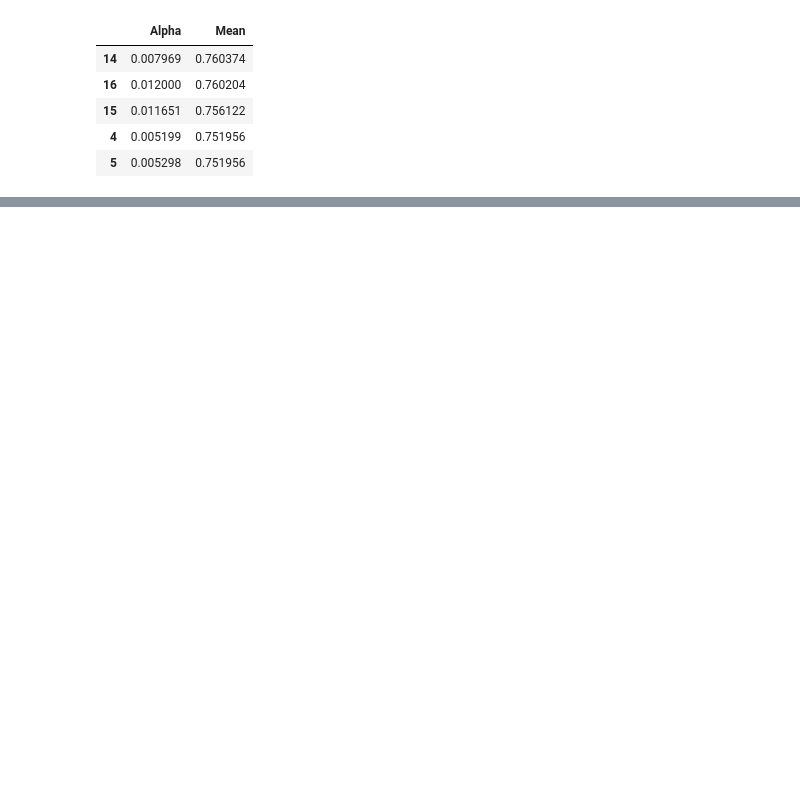
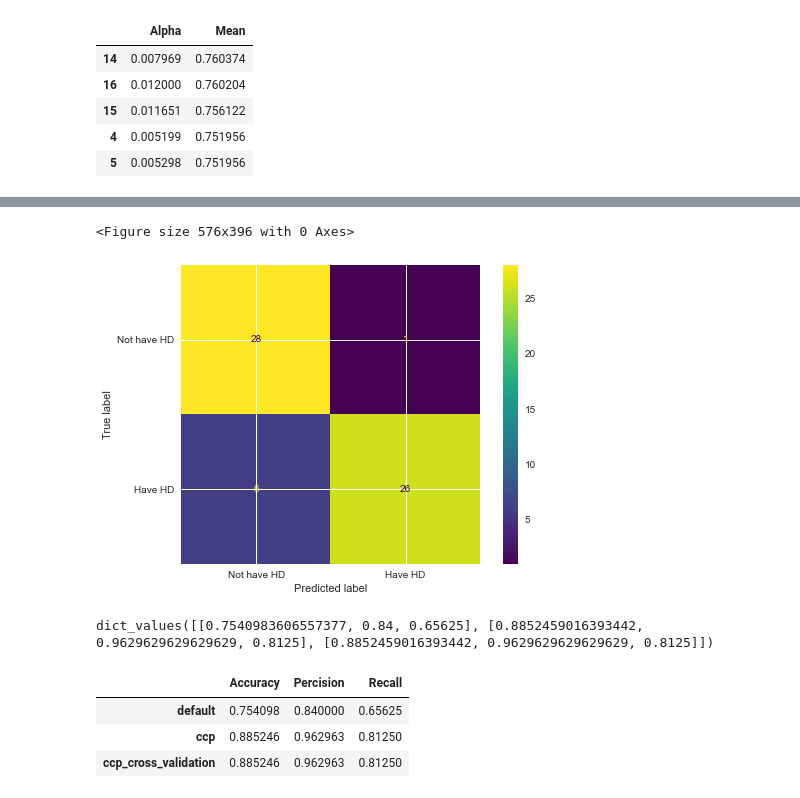
Before and after one commit to Ahmed-Alsardi/heart_disease_classifier, a Jupyter notebook: hd.ipynb, the cells around one changed output, grey strips where cells are left out. Cells and saved outputs as stored; diff of their text form; code cells hidden in the pictures; blank space fills up the shorter version.

```diff
--- a/hd.ipynb
+++ b/hd.ipynb
@@ -209,0 +218,20 @@ array([0.75510204, 0.75510204, 0.8125    , 0.70833333, 0.77083333])
+# %%
+plt.figure()
+plot_confusion_matrix(clf_dt, X_test, y_test, display_labels=["Not have HD", "Have HD"])
+plt.show()
+# %% [output]
+<Figure size 576x396 with 0 Axes>
+[figure, added]
+# %%
+tree_metrics.values()
+# %% [output]
+dict_values([[0.7540983606557377, 0.84, 0.65625], [0.8852459016393442, 0.9629629629629629, 0.8125], [0.8852459016393442, 0.9629629629629629, 0.8125]])
+# %%
+tree_metrics
+tree_df = pd.DataFrame(tree_metrics.values(), columns=["Accuracy", "Percision", "Recall"], index=tree_metrics.keys())
+tree_df
+# %% [output]
+|  | Accuracy | Percision | Recall |
+| default | 0.754098 | 0.840000 | 0.65625 |
+| ccp | 0.885246 | 0.962963 | 0.81250 |
+| ccp_cross_validation | 0.885246 | 0.962963 | 0.81250 |
```
Also changed, not shown: parts of 24 cells of this notebook.
